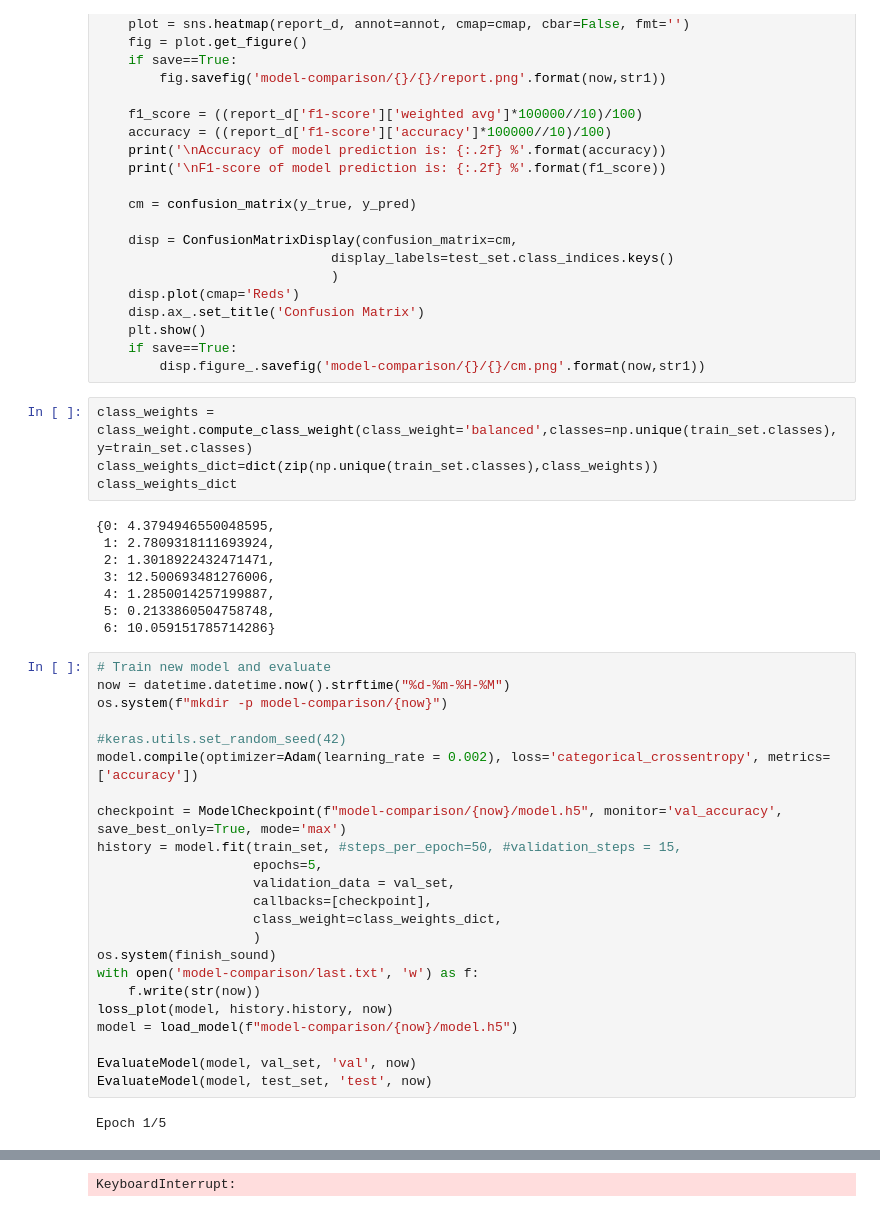
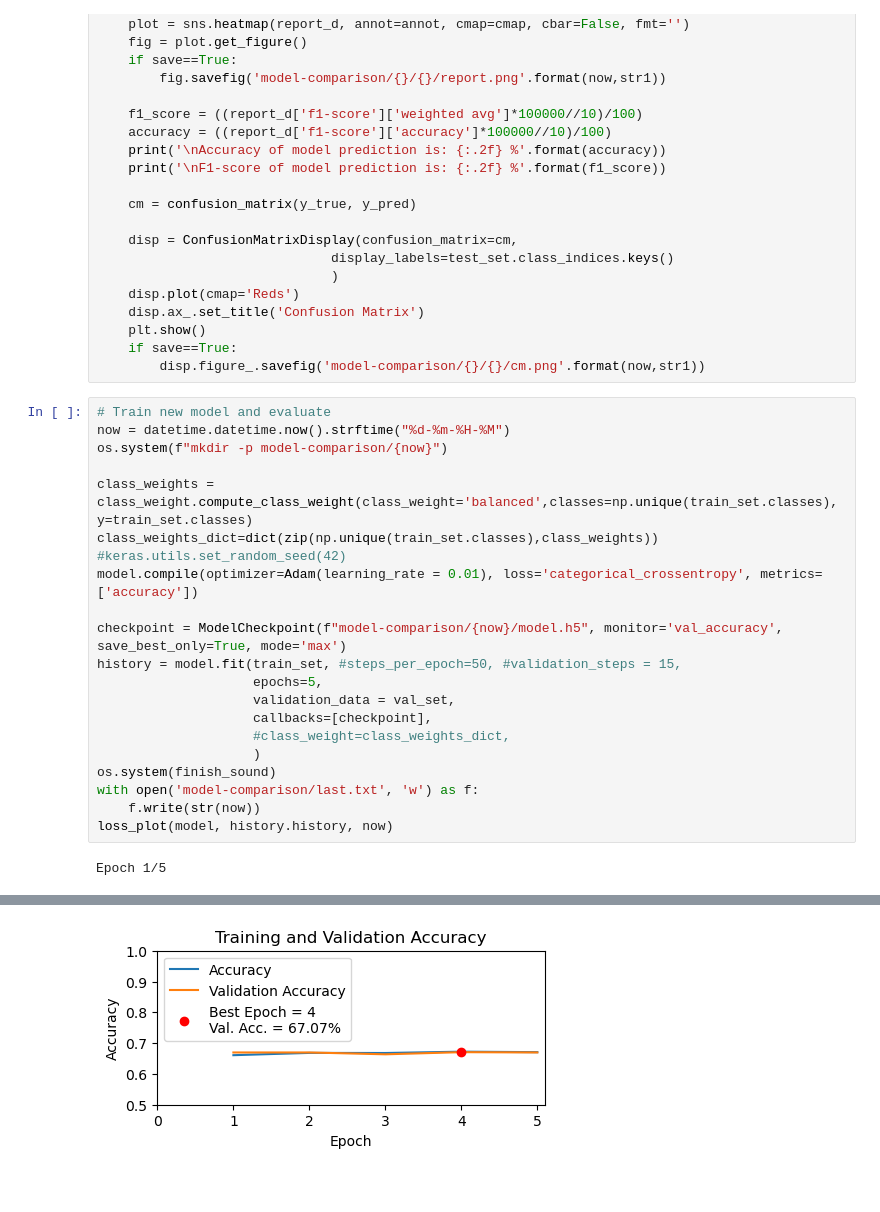
Before and after one commit to mehmetbayik/Skin-Cancer-Prediction-Deep-Learning, a Jupyter notebook: skin-cancer-cnn.ipynb, the cells around one changed output, grey strips where cells are left out. Saved outputs shown, nothing was run; the diff lists cells and outputs as text; blank space fills up the shorter version.

```diff
--- a/skin-cancer-cnn.ipynb
+++ b/skin-cancer-cnn.ipynb
@@ -380,40 +381,26 @@ def EvaluateModel(model, test_set, str1, now, save = True):
     plt.show()
     if save==True:
         disp.figure_.savefig('model-comparison/{}/{}/cm.png'.format(now,str1))
-# %%
-class_weights = class_weight.compute_class_weight(class_weight='balanced',classes=np.unique(train_set.classes), y=train_set.classes)
-class_weights_dict=dict(zip(np.unique(train_set.classes),class_weights))
-class_weights_dict
-# %% [output]
-{0: 4.3794946550048595,
- 1: 2.7809318111693924,
- 2: 1.3018922432471471,
- 3: 12.500693481276006,
- 4: 1.2850014257199887,
- 5: 0.2133860504758748,
- 6: 10.059151785714286}
 # %%
 # Train new model and evaluate
 now = datetime.datetime.now().strftime("%d-%m-%H-%M")
 os.system(f"mkdir -p model-comparison/{now}")
 
+class_weights = class_weight.compute_class_weight(class_weight='balanced',classes=np.unique(train_set.classes), y=train_set.classes)
+class_weights_dict=dict(zip(np.unique(train_set.classes),class_weights))
 #keras.utils.set_random_seed(42)
-model.compile(optimizer=Adam(learning_rate = 0.002), loss='categorical_crossentropy', metrics=['accuracy'])
+model.compile(optimizer=Adam(learning_rate = 0.01), loss='categorical_crossentropy', metrics=['accuracy'])
 
 checkpoint = ModelCheckpoint(f"model-comparison/{now}/model.h5", monitor='val_accuracy', save_best_only=True, mode='max')
 history = model.fit(train_set, #steps_per_epoch=50, #validation_steps = 15,
                     epochs=5,
                     validation_data = val_set,
                     callbacks=[checkpoint],
-                    class_weight=class_weights_dict,
+                    #class_weight=class_weights_dict,
                     )
 os.system(finish_sound)
 with open('model-comparison/last.txt', 'w') as f:
     f.write(str(now))
 loss_plot(model, history.history, now)
-model = load_model(f"model-comparison/{now}/model.h5")
-
-EvaluateModel(model, val_set, 'val', now)
-EvaluateModel(model, test_set, 'test', now)
 # %% [output]
 Epoch 1/5
@@ -423 +417 @@ Epoch 2/5
-KeyboardInterrupt:
+[figure, added]
```
Also changed, not shown: parts of 4 cells of this notebook, 10 other files.
